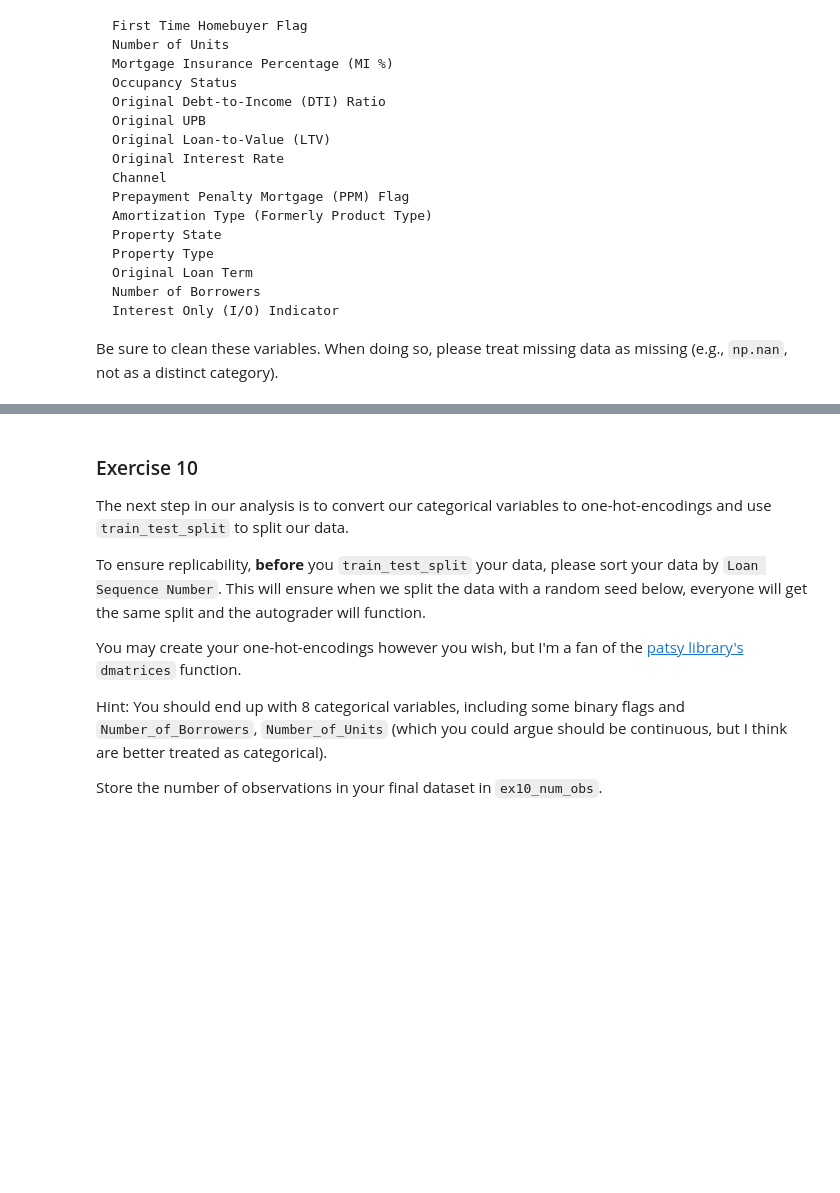
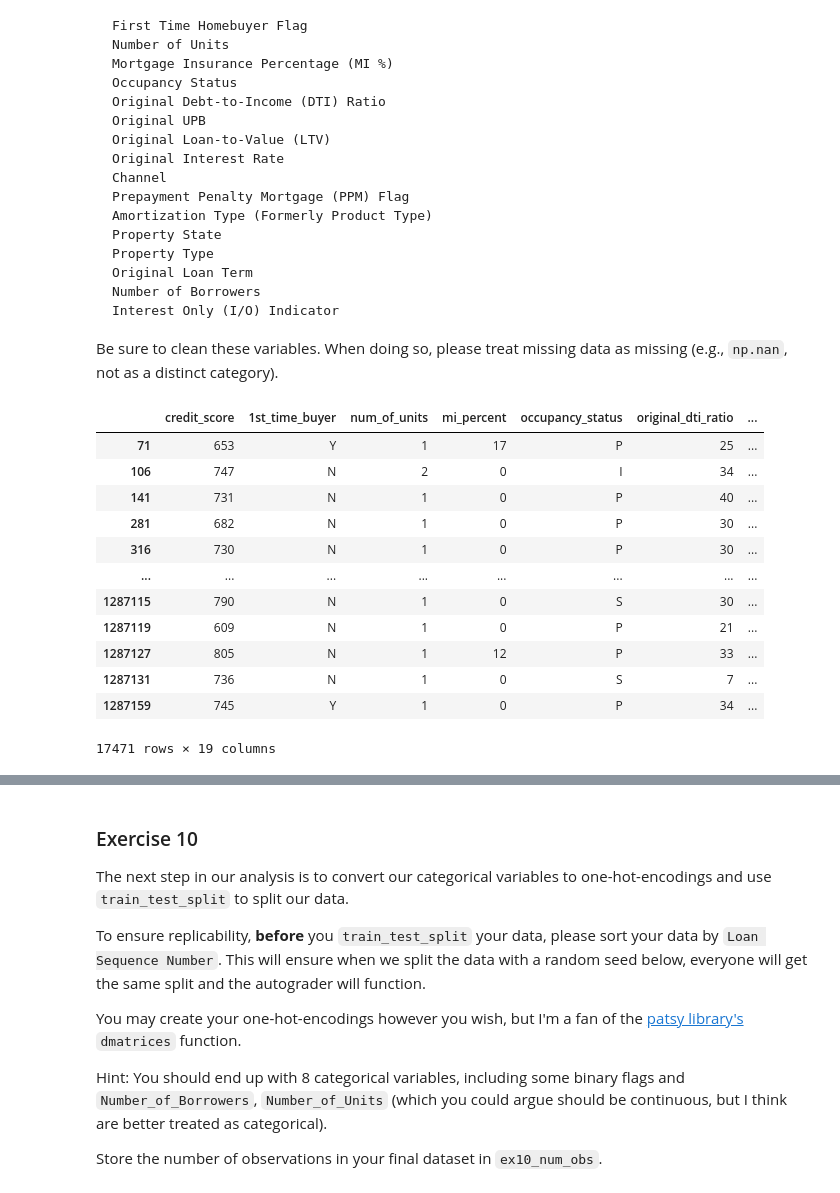
Before and after one commit to nogibjj/ZT-UDS, a Jupyter notebook: exercise_passive_prediction.ipynb, the cells around one changed output, grey strips where cells are left out. Drawn from its saved outputs; the diff is of its cells as text; code cells hidden in the pictures; blank space fills up the shorter version.

````diff
--- a/exercise_passive_prediction.ipynb
+++ b/exercise_passive_prediction.ipynb
@@ -474,3 +489,27 @@ Interest Only (I/O) Indicator
 ```
 
 Be sure to clean these variables. When doing so, please treat missing data as missing (e.g., `np.nan`, not as a distinct category).
+# %%
+# here we again subset including the variables mentioned above
+## + 2 columns with loan sequence number and delinquency indicator
+narrow_columns = ['credit_score', '1st_time_buyer', 'num_of_units', 'mi_percent', 'occupancy_status',
+                  'original_dti_ratio', 'original_upb', 'original_ltv', 'original_interest_rt', 'channel',
+                  'ppm_flag', 'amortization_type', 'property_state', 'property_type', 'original_loan_term',
+                  'num_borrowers', 'i/o_indicator', 'loan_seq_num', 'delinq_index']
+
+narrow_dataset = final_dataset[narrow_columns]
+narrow_dataset
+# %% [output]
+|  | credit_score | 1st_time_buyer | num_of_units | mi_percent | occupancy_status | original_dti_ratio | ... |
+| 71 | 653 | Y | 1 | 17 | P | 25 | ... |
+| 106 | 747 | N | 2 | 0 | I | 34 | ... |
+| 141 | 731 | N | 1 | 0 | P | 40 | ... |
+| 281 | 682 | N | 1 | 0 | P | 30 | ... |
+| 316 | 730 | N | 1 | 0 | P | 30 | ... |
+| ... | ... | ... | ... | ... | ... | ... | ... |
+| 1287115 | 790 | N | 1 | 0 | S | 30 | ... |
+| 1287119 | 609 | N | 1 | 0 | P | 21 | ... |
+| 1287127 | 805 | N | 1 | 12 | P | 33 | ... |
+| 1287131 | 736 | N | 1 | 0 | S | 7 | ... |
+| 1287159 | 745 | Y | 1 | 0 | P | 34 | ... |
+17471 rows × 19 columns
````
Also changed, not shown: parts of 15 cells of this notebook.
